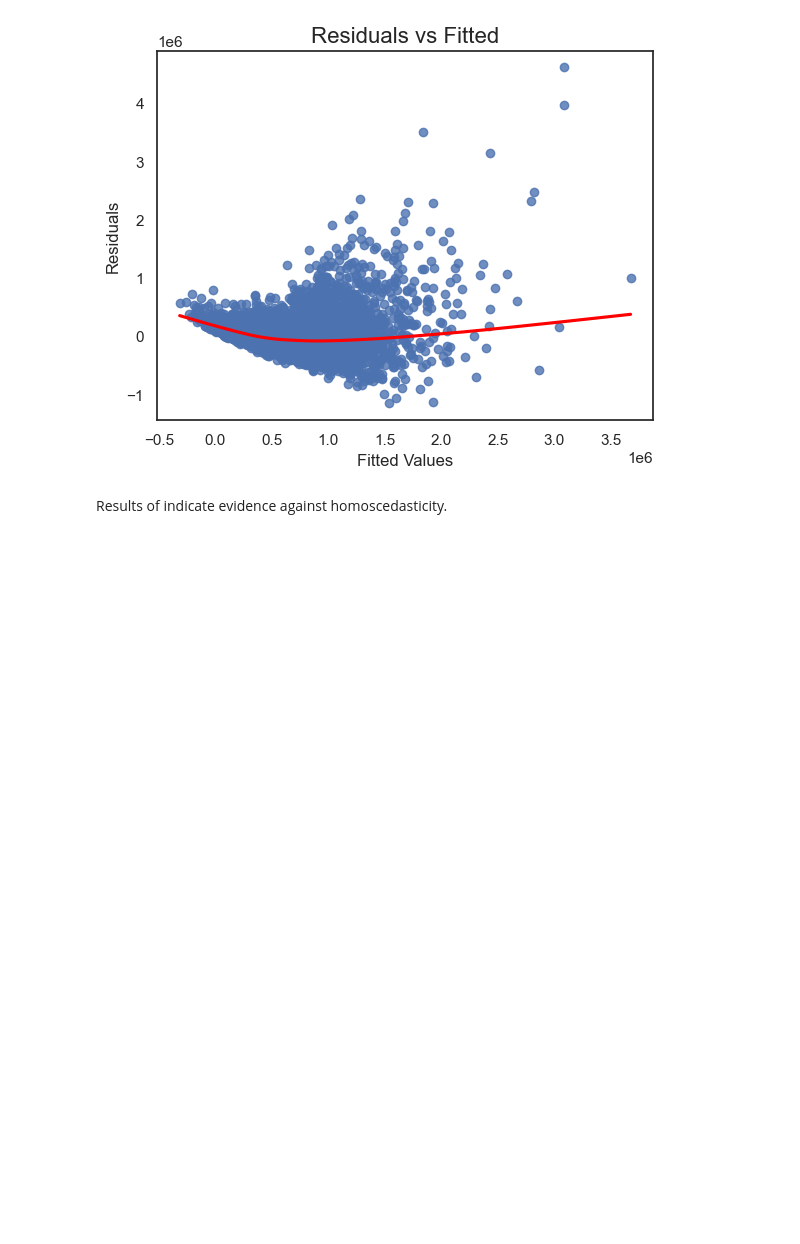
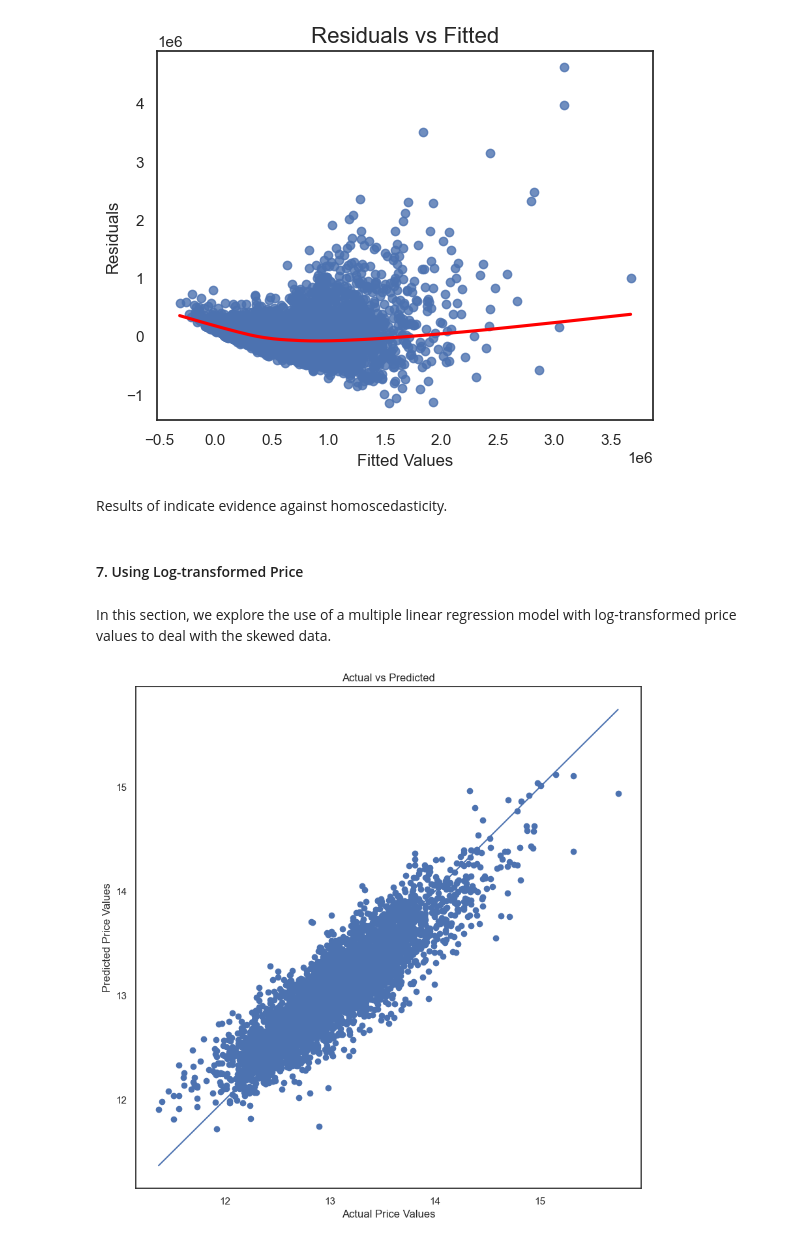
Before and after one commit to JEr1yAnalst/dsc-phase-2project_group7, a Jupyter notebook: student.ipynb, the cells around one changed output. Saved outputs shown, nothing was run; the diff lists cells and outputs as text; code cells hidden in the pictures; blank space fills up the shorter version.

Commit message:
Using Log-transformed Price

```diff
--- a/student.ipynb
+++ b/student.ipynb
@@ -1089,3 +1089,19 @@ p-value      1.00000
 [figure]
 # %% [markdown]
 Results of indicate evidence against homoscedasticity.
+# %% [markdown]
+#### 7. Using Log-transformed Price
+# %% [markdown]
+In this section, we explore the use of a multiple linear regression model with log-transformed price values to deal with the skewed data.
+# %%
+# Use a multiple linear regression model of the data using all features
+# Split data into train and test
+X_train, X_test, y_train, y_test = train_test(output_log, 'log_price')
+
+#create linear regression model for price and setting up cross validation
+model_log = LinearRegression()
+model_log.fit(X_train, y_train);
+# %%
+actual_vs_predicted(model_log, X_test, y_test)
+# %% [output]
+[figure, added]
```
Also changed, not shown: parts of 8 cells of this notebook.
